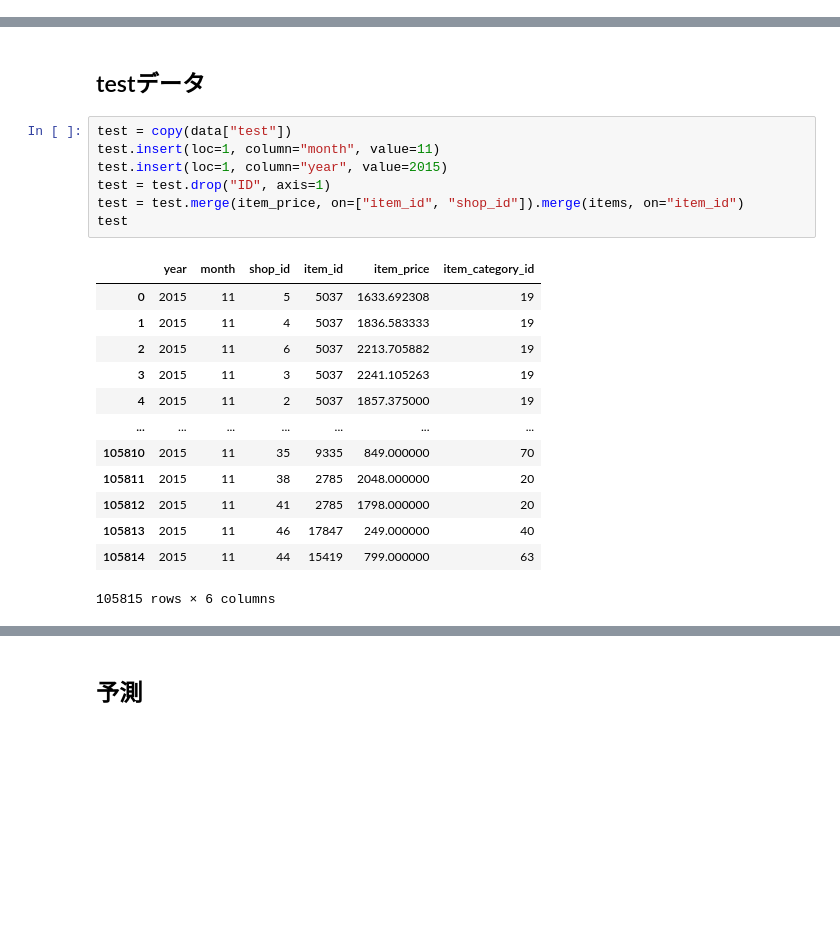
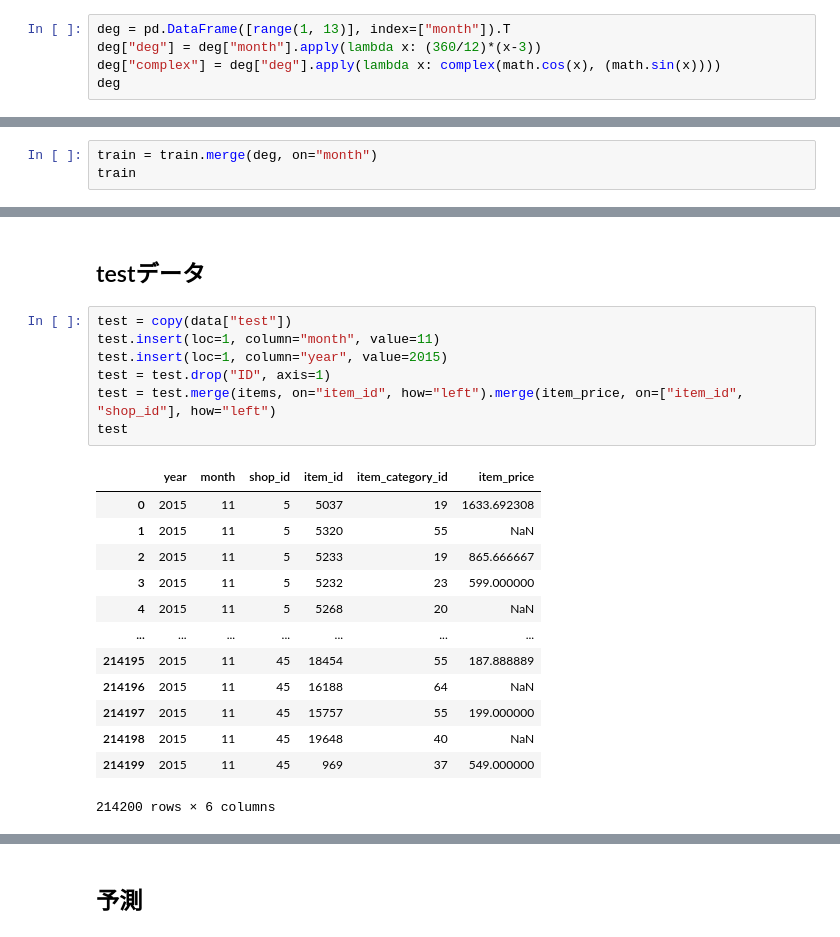
Before and after one commit to Laplusdestiny/-kaggle-Predict-Future-Sales, a Jupyter notebook: Predict-Future-Sales-01.ipynb, the cells around one changed output, grey strips where cells are left out. Drawn from its saved outputs; the diff is of its cells as text; blank space fills up the shorter version.

```diff
--- a/Predict-Future-Sales-01.ipynb
+++ b/Predict-Future-Sales-01.ipynb
@@ -356,3 +355,8 @@ train.head()
 | 2 | 2013-05-01 | 0 | 25 | 2552 | 899.00 | -1.0 | 2013 | 5 |
 | 3 | 2013-06-01 | 0 | 25 | 2554 | 1709.05 | 1.0 | 2013 | 6 |
 | 4 | 2013-01-15 | 0 | 25 | 2555 | 1099.00 | 1.0 | 2013 | 1 |
+# %%
+deg = pd.DataFrame([range(1, 13)], index=["month"]).T
+deg["deg"] = deg["month"].apply(lambda x: (360/12)*(x-3))
+deg["complex"] = deg["deg"].apply(lambda x: complex(math.cos(x), (math.sin(x))))
+deg
@@ -358,0 +377,3 @@ train.head()
+# %%
+train = train.merge(deg, on="month")
+train
@@ -427,21 +469,21 @@ train_gb.head()
 # %%
 test = copy(data["test"])
 test.insert(loc=1, column="month", value=11)
 test.insert(loc=1, column="year", value=2015)
 test = test.drop("ID", axis=1)
-test = test.merge(item_price, on=["item_id", "shop_id"]).merge(items, on="item_id")
+test = test.merge(items, on="item_id", how="left").merge(item_price, on=["item_id", "shop_id"], how="left")
 test
 # %% [output]
-|  | year | month | shop_id | item_id | item_price | item_category_id |
-| 0 | 2015 | 11 | 5 | 5037 | 1633.692308 | 19 |
-| 1 | 2015 | 11 | 4 | 5037 | 1836.583333 | 19 |
-| 2 | 2015 | 11 | 6 | 5037 | 2213.705882 | 19 |
-| 3 | 2015 | 11 | 3 | 5037 | 2241.105263 | 19 |
-| 4 | 2015 | 11 | 2 | 5037 | 1857.375000 | 19 |
+|  | year | month | shop_id | item_id | item_category_id | item_price |
+| 0 | 2015 | 11 | 5 | 5037 | 19 | 1633.692308 |
+| 1 | 2015 | 11 | 5 | 5320 | 55 | NaN |
+| 2 | 2015 | 11 | 5 | 5233 | 19 | 865.666667 |
+| 3 | 2015 | 11 | 5 | 5232 | 23 | 599.000000 |
+| 4 | 2015 | 11 | 5 | 5268 | 20 | NaN |
 | ... | ... | ... | ... | ... | ... | ... |
-| 105810 | 2015 | 11 | 35 | 9335 | 849.000000 | 70 |
-| 105811 | 2015 | 11 | 38 | 2785 | 2048.000000 | 20 |
-| 105812 | 2015 | 11 | 41 | 2785 | 1798.000000 | 20 |
-| 105813 | 2015 | 11 | 46 | 17847 | 249.000000 | 40 |
-| 105814 | 2015 | 11 | 44 | 15419 | 799.000000 | 63 |
+| 214195 | 2015 | 11 | 45 | 18454 | 55 | 187.888889 |
+| 214196 | 2015 | 11 | 45 | 16188 | 64 | NaN |
+| 214197 | 2015 | 11 | 45 | 15757 | 55 | 199.000000 |
+| 214198 | 2015 | 11 | 45 | 19648 | 40 | NaN |
+| 214199 | 2015 | 11 | 45 | 969 | 37 | 549.000000 |
-105815 rows × 6 columns
+214200 rows × 6 columns
```
Also changed, not shown: parts of 10 cells of this notebook.
